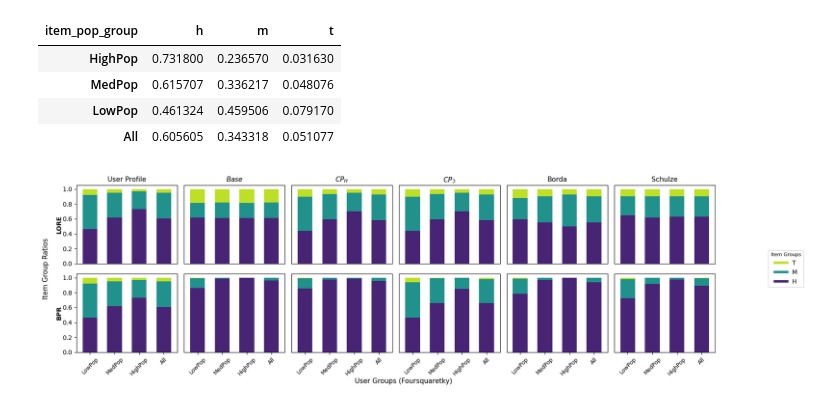
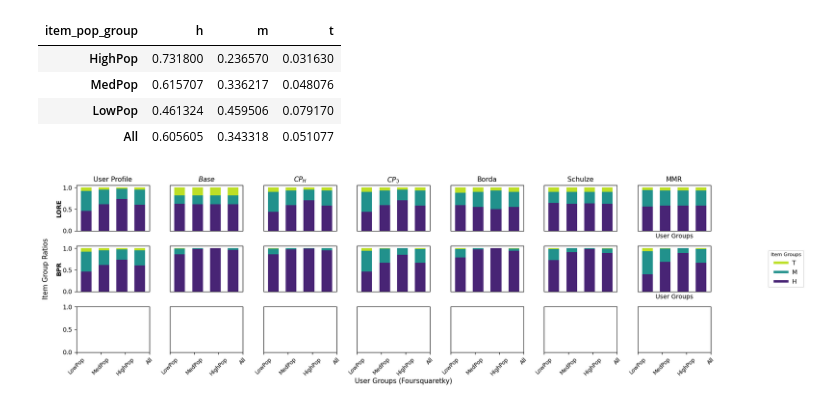
Before and after one commit to andreafooo/multistakeholder_poi, a Jupyter notebook: offline_evaluation.ipynb, the cells around one changed output. Cells and saved outputs as stored; diff of their text form; code cells hidden in the pictures.

```diff
--- a/offline_evaluation.ipynb
+++ b/offline_evaluation.ipynb
@@ -46,7 +46,7 @@ def create_model_directories(dataset, data, base_dir, recommendation_dirpart):
     Create output directories
     """
     model_directories = {}
-    methods = ["baseline", "cp", "cp_min_js", "borda", "schulze"]
+    methods = ["baseline", "cp", "cp_min_js", "borda", "schulze", "mmr"]
 
     def recommender_dir_combiner(dataset, modelpart, method):
         return os.path.join(base_dir, f"{dataset}_dataset", recommendation_dirpart, modelpart, method, "top_k_recommendations.json")
@@ -303,8 +303,8 @@ def calculate_t_test_between_user_groups(group_scores):
     return ttest
 # %%
 """ Looping through the models and methods to plot the popularity distribution """
-fig, axs = plt.subplots(2, 6, figsize=(16, 5.5))  # 3 models x 4 methods
-method_names_for_title = ["$Base$", "$CP_H$", "$CP_\Im$", "Borda", "Schulze"]
+fig, axs = plt.subplots(3, 7, figsize=(16, 5.5))  # 3 models x 4 methods
+method_names_for_title = ["$Base$", "$CP_H$", "$CP_\Im$", "Borda", "Schulze", "MMR"]
 
 # model_dirs_plot = copy.deepcopy(model_dirs)
 filtered_models = [
@@ -323,6 +323,7 @@ for i, (model_name, methods) in enumerate(filtered_models):
     for j, (method_name, json_file) in enumerate(methods.items()):
         # print(method_name, json_file)
         df = top_k_to_df(json_file)
+        print(df.head())
         distr_df = create_pop_distributions(df)
 
         ax = axs[i, j + 1]
@@ -339,34 +340,34 @@ for i, (model_name, methods) in enumerate(filtered_models):
                     axs[i, k].set_xlabel("User Groups")
     else:
         for k in range(6):
             axs[i, k].set_xlabel("")
 
 for ax in axs[-1, :]:
     ax.set_xticks(range(4))
     ax.set_xticklabels(["LowPop", "MedPop", "HighPop", "All"], rotation=45, fontsize=9)
 
 for row in axs[:-1, :]:
     for ax in row:
         ax.set_xticks([])
 
 for row in axs:
     for ax in row[1:]:
         ax.set_yticks([])
 
 
 fig.text(0.55, 0.03, f"User Groups ({dataset.capitalize()})", ha="center", fontsize=11)
 fig.text(0.04, 0.5, "Item Group Ratios", va="center", rotation="vertical", fontsize=11)
 
 handles = [plt.Line2D([0], [0], color=color, lw=4) for color in plt.cm.viridis([0.9, 0.5, 0.1])]
 labels = ["T", "M", "H"]
 
 
 fig.legend(handles, labels, title="Item Groups", loc="center right", bbox_to_anchor=(1.12, 0.5), ncol=1, title_fontsize=8)
 #fig.suptitle(f"Popularity Distribution for {dataset.capitalize()} Dataset", fontsize=12, weight="bold", y=0.87, x=0.57)
 plt.tight_layout(rect=[0.05, 0.03, 1, 0.91])
 # plt.savefig(os.path.join(BASE_DIR, f"{dataset}_dataset", "plots", "popularity_distribution_paper.png"), bbox_inches="tight")
 # %% [output]
-[figure, old version]
+[figure, new version]
 # %%
 """ Looping through the models and methods to store and process the results """
 group_scores_ndcg = {}
```
Also changed, not shown: parts of 14 cells of this notebook, 2 other files.
